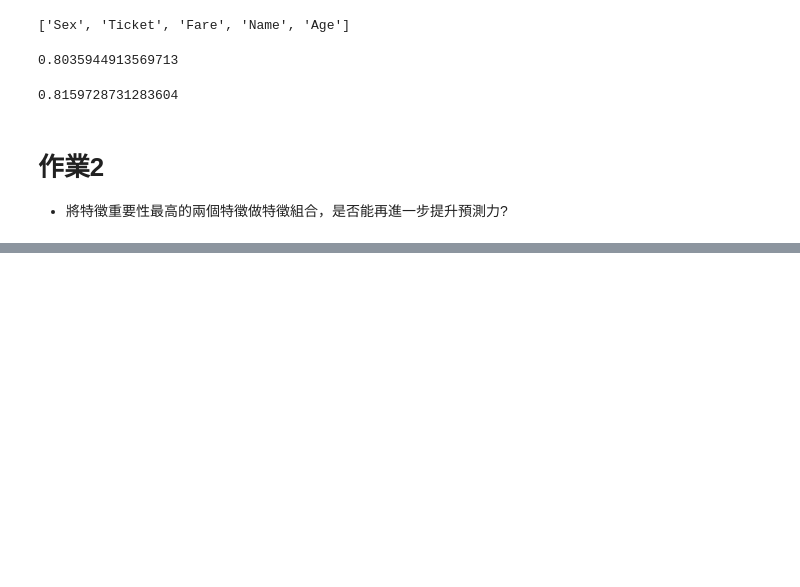
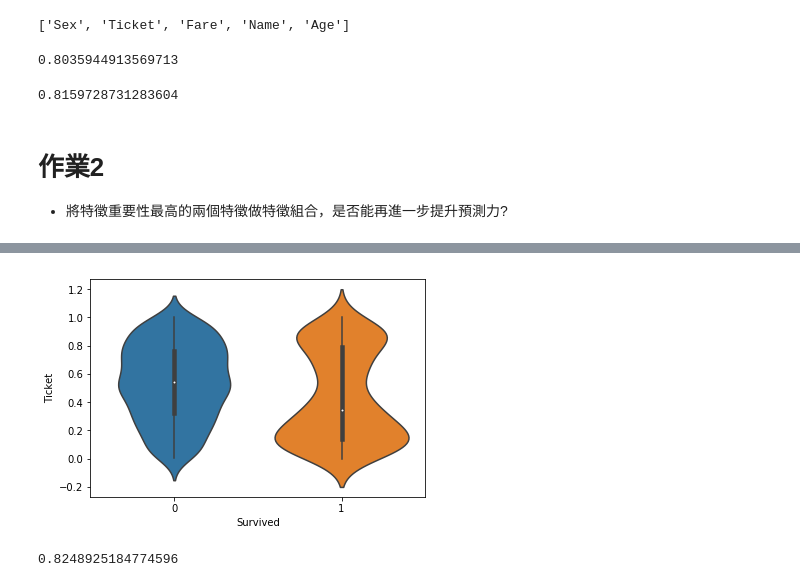
Before and after one commit to angelsaying8642/1st-DL-CVMarathon, a Jupyter notebook: Day_031_HW.ipynb, the cells around one changed output, grey strips where cells are left out. Cells and saved outputs as stored; diff of their text form; code cells hidden in the pictures; blank space fills up the shorter version.

```diff
--- a/Day_031_HW.ipynb
+++ b/Day_031_HW.ipynb
@@ -113,11 +115,17 @@ plt.show()
 # %%
 # 第二名
-sns.regplot(x=train_Y, y=df['2ed_char'], fit_reg=False)
+sns.violinplot(x=train_Y, y=df['Ticket'], fit_reg=False)
 plt.show()
+# %% [output]
+[figure, added]
 # %%
 # 製作新特徵看效果
 """
 Your Code Here
 """
+df['Add_char'] = (df['Ticket'] + df['Name']) / 2
+df['Multi_char'] = df['Ticket'] * df['Name']
 train_X = MMEncoder.fit_transform(df)
 cross_val_score(estimator, train_X, train_Y, cv=5).mean()
+# %% [output]
+0.8248925184774596
```
Also changed, not shown: parts of 4 cells of this notebook.
